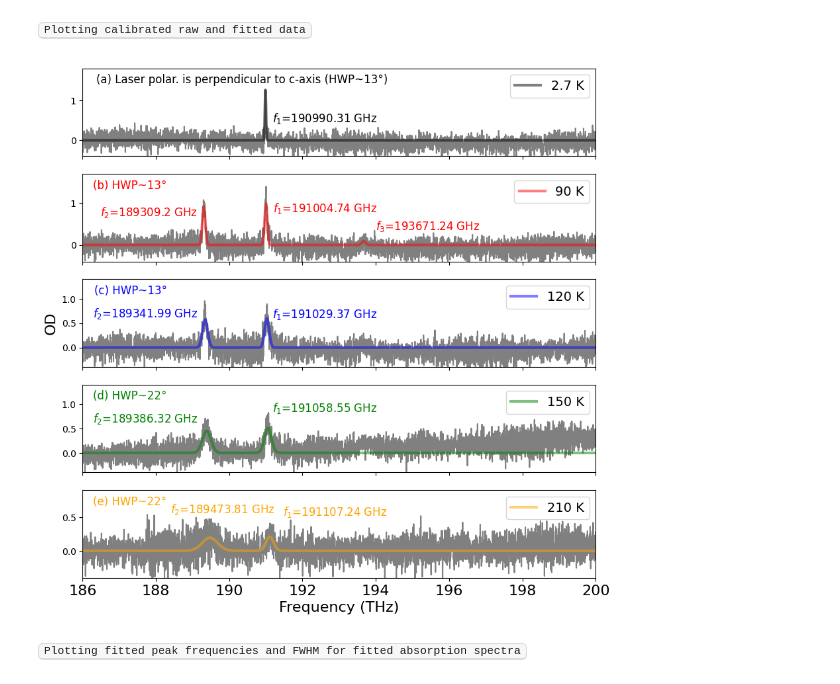
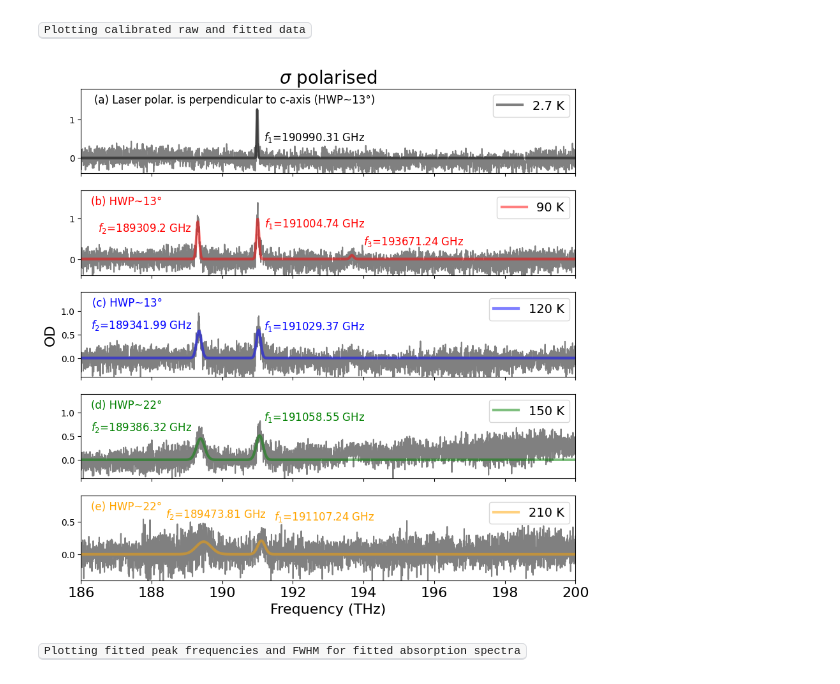
Before and after one commit to JUOM2016/Data-processing, a Jupyter notebook: 20230109_absorption_white_light_OD_perpendicular_calibrated.ipynb, the cells around one changed output. Drawn from its saved outputs; the diff is of its cells as text; code cells hidden in the pictures.

```diff
--- a/20230109_absorption_white_light_OD_perpendicular_calibrated.ipynb
+++ b/20230109_absorption_white_light_OD_perpendicular_calibrated.ipynb
@@ -560,12 +560,14 @@ Peak amplitude based on calibrated raw data (f1) = 0.4101114280957175
 <kbd> Plotting calibrated raw and fitted data
 # %%
 fig,axs=plt.subplots(5,1,figsize=(10,10))
+
 
 axs[0].plot(output_raw_data_calibrated[:,0], output_raw_data_calibrated[:,1], color='grey')
 axs[0].plot(fitted_data_calibrated[:,0], fitted_data_calibrated[:,1], color='k', label='2.7 K',linewidth=3, alpha=0.5)
 axs[0].set_xlim(186,200)
 axs[0].set_ylim(-0.4,1.8)
 axs[0].set_xticklabels([])
+axs[0].set_title('$\sigma$ polarised',fontsize=20)
 
 axs[1].plot(output_raw_data_calibrated[:,2], output_raw_data_calibrated[:,3], color='grey')
 axs[1].plot(fitted_data_calibrated[:,2], fitted_data_calibrated[:,3], color='r', label='90 K',linewidth=3 ,alpha=0.5)
@@ -668,34 +670,35 @@ axs[3].annotate(("$f_{2}$"+ "=" +"{} GHz".format(round(f0_1_calibrated[3]*1000,2
             xytext=(-20, 20), textcoords='offset pixels',
             horizontalalignment='right',
             verticalalignment='bottom',color='g',fontsize=12)
 
 axs[3].annotate(("$f_{1}$"+ "=" +"{} GHz".format(round(f0_2_calibrated[3]*1000,2))),
             xy=(0.6, 0.50), xycoords='axes fraction',
             xytext=(-20, 20), textcoords='offset pixels',
             horizontalalignment='right',
             verticalalignment='bottom',color='g',fontsize=12)
 
 axs[4].annotate('(e) HWP~22\N{DEGREE SIGN}',
             xy=(0.19, 0.65), xycoords='axes fraction',
             xytext=(-20, 20), textcoords='offset pixels',
             horizontalalignment='right',
             verticalalignment='bottom',color='orange',fontsize=12)
 
 axs[4].annotate(("$f_{2}$"+ "=" +"{} GHz".format(round(f0_1_calibrated[4]*1000,2))),
             xy=(0.4, 0.55), xycoords='axes fraction',
             xytext=(-20, 20), textcoords='offset pixels',
             horizontalalignment='right',
             verticalalignment='bottom',color='orange',fontsize=12)
 
 axs[4].annotate(("$f_{1}$"+ "=" + "{} GHz".format(round(f0_2_calibrated[4]*1000,2))),
             xy=(0.62, 0.52), xycoords='axes fraction',
             xytext=(-20, 20), textcoords='offset pixels',
             horizontalalignment='right',
             verticalalignment='bottom',color='orange',fontsize=12)
 
+
 fig.patch.set_facecolor('white')
 # %% [output]
-[figure, old version]
+[figure, new version]
 # %% [markdown]
 <kbd> Plotting fitted peak frequencies and FWHM for fitted absorption spectra
 # %%
```
Also changed, not shown: parts of 3 cells of this notebook, 1 other file.
